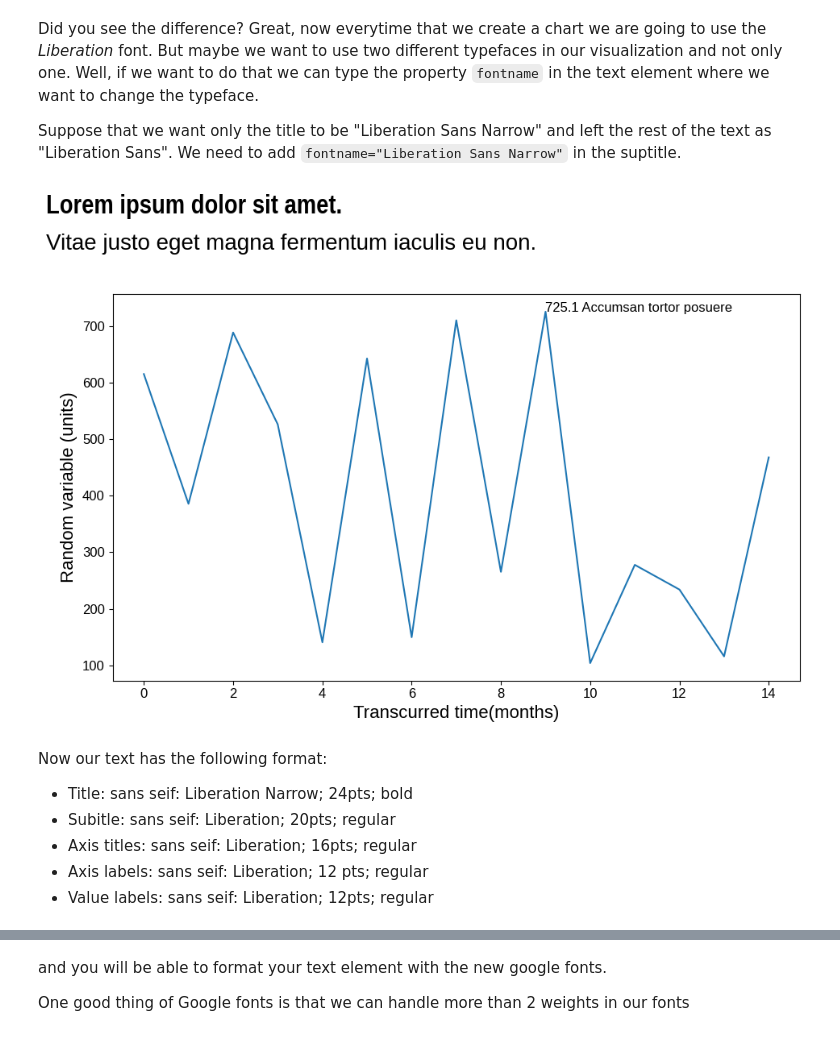
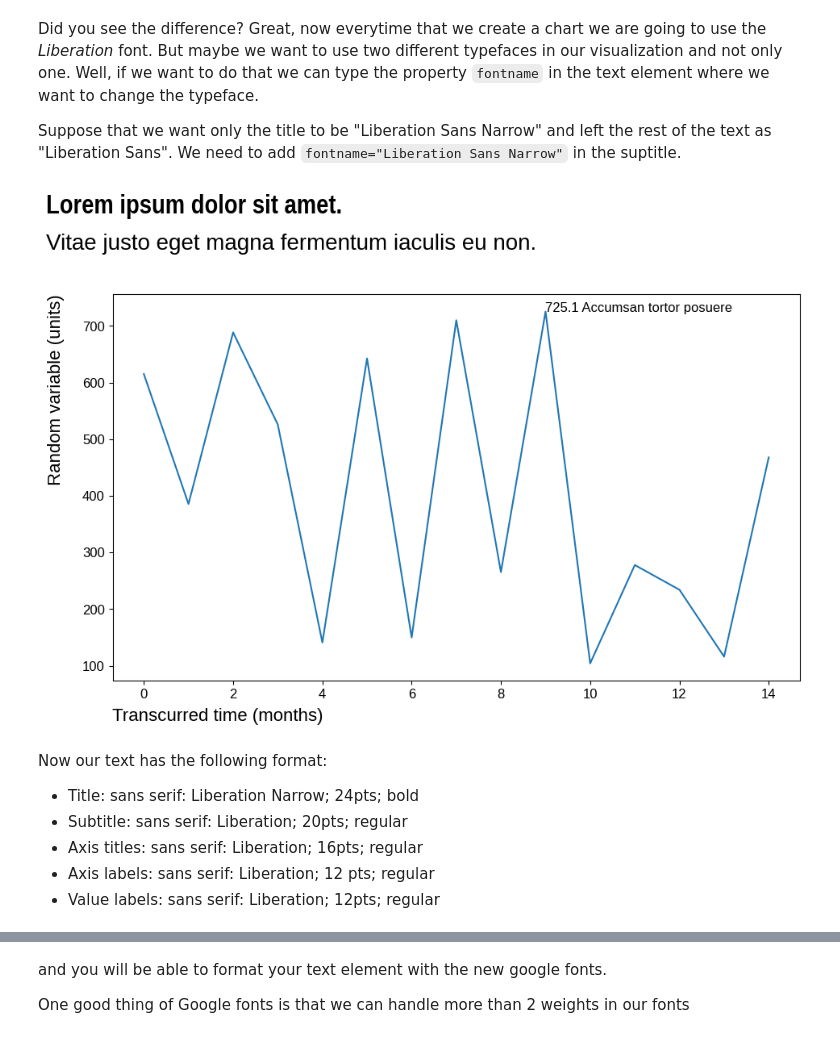
Before and after one commit to moyocoyani/charts_format, a Jupyter notebook: annotations/Matplotlib_annotations.ipynb, the cells around one changed output, grey strips where cells are left out. Cells and saved outputs as stored; diff of their text form; code cells hidden in the pictures.

```diff
--- a/annotations/Matplotlib_annotations.ipynb
+++ b/annotations/Matplotlib_annotations.ipynb
@@ -892,13 +968,18 @@ ax.plot(xtime,ytime)
 #******TEXT
 #axis labels
 ax.set_xlabel(label_xt,
+              ha="left",
               fontsize=16,
               fontweight="regular",
               fontfamily="sans")
+ax.xaxis.set_label_coords(x=0, y=-0.07, transform=ax.transAxes)
+
 ax.set_ylabel(label_yt,
+              ha="right",
               fontsize=16,
               fontweight="regular",
               fontfamily="sans")
+ax.yaxis.set_label_coords(x=-0.07, y=1, transform=ax.transAxes)
 
 ax.tick_params(axis='both',
               labelsize=12)
@@ -910,42 +991,42 @@ ax.set_title(subtitle_t,
              y=0.9,
              transform=fig.transFigure,
              fontsize=20,
              fontweight="regular",
              fontfamily="sans")
 
 #chart_context
 ax.text(x=xtime[np.argmax(ytime)],
         y=ytime.max(),
         s=context_t,
         fontsize=12,
         fontweight="regular",
         fontfamily="sans")
 
 #superior title
 plt.suptitle(title_t,
              horizontalalignment = 'left',
              x=0.05,
              y=1,
              transform=fig.transFigure,
              fontsize=24,
              fontweight="bold",
              fontfamily="sans",
              fontname="Liberation Sans Narrow")
 
 plt.subplots_adjust(top=0.82)
 
 #displaying data
 plt.show()
 # %% [output]
-[figure, old version]
+[figure, new version]
 # %% [markdown]
 Now our text has the following format:
 
-- Title: sans seif: Liberation Narrow; 24pts; bold
-- Subitle: sans seif: Liberation; 20pts; regular
-- Axis titles: sans seif: Liberation; 16pts; regular
-- Axis labels: sans seif: Liberation; 12 pts; regular
-- Value labels: sans seif: Liberation; 12pts; regular
+- Title: sans serif: Liberation Narrow; 24pts; bold
+- Subtitle: sans serif: Liberation; 20pts; regular
+- Axis titles: sans serif: Liberation; 16pts; regular
+- Axis labels: sans serif: Liberation; 12 pts; regular
+- Value labels: sans serif: Liberation; 12pts; regular
 # %% [markdown]
 # Wrapping all together.
 
```
Also changed, not shown: parts of 33 cells of this notebook.
